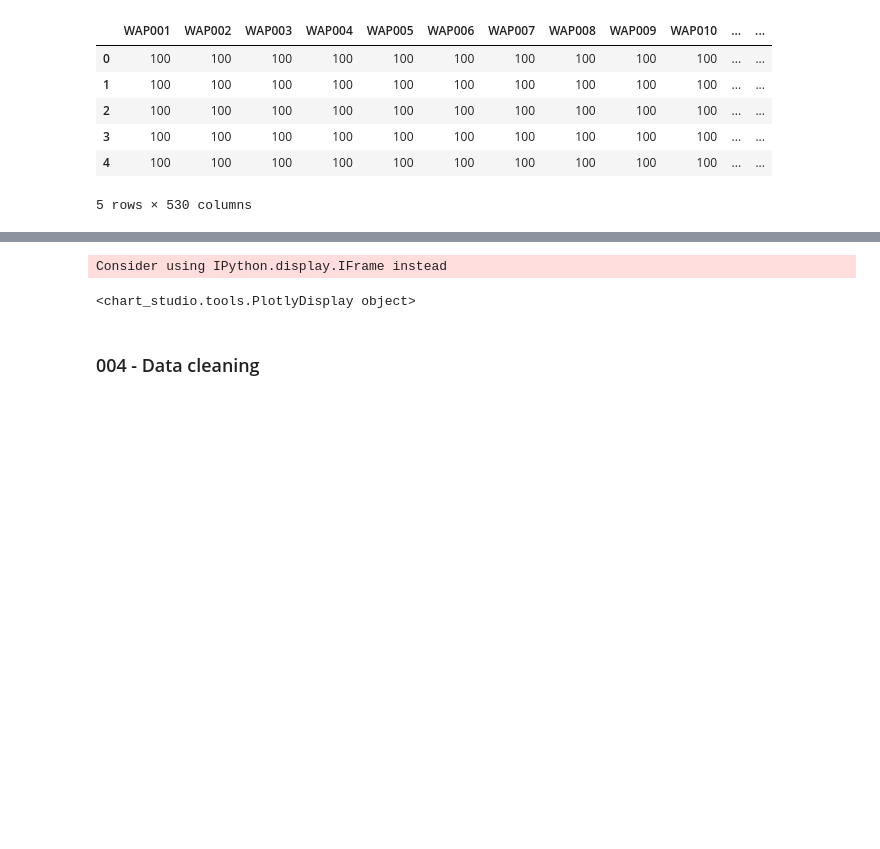
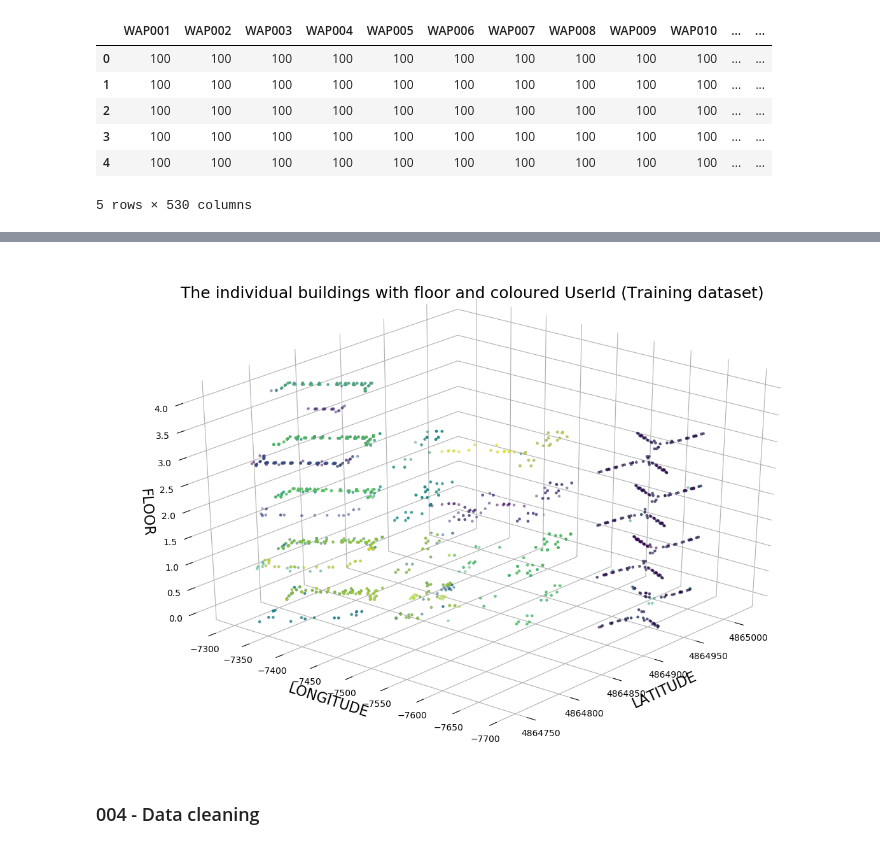
Before and after one commit to AndreasNehls/IoT_Analytics, a Jupyter notebook: python/IoT_preprocessing.ipynb, the cells around one changed output, grey strips where cells are left out. Drawn from its saved outputs; the diff is of its cells as text; code cells hidden in the pictures; blank space fills up the shorter version.

```diff
--- a/python/IoT_preprocessing.ipynb
+++ b/python/IoT_preprocessing.ipynb
@@ -286,35 +301,49 @@ Text(0, 0.5, 'count')
 [figure]
-# %%
-x = df_train['LONGITUDE']
-y = df_train['LATITUDE']
-z = df_train['FLOOR']
-c = df_train['USERID']
-trace1 = go.Scatter3d(
-    x=x,
-    y=y,
-    z=z,
-    mode='markers',
-    marker=dict(
-        size=2,
-        line=dict(
-            color=c,
-            width=1.5
-        ),
-        opacity=0.05
-    )
-
-)
-data = [trace1]
-layout = go.Layout(
-    title=go.layout.Title(
-        text='The individual buildings with floor and coloured UserId (Training dataset)',
-    )
-)
-fig = go.Figure(data=data, layout=layout)
-py.iplot(fig, filename='3d-scatter-plot')
-# %% [output]
-Consider using IPython.display.IFrame instead
-<chart_studio.tools.PlotlyDisplay object>
+# %%
+mpl.style.use('default')
+
+fig = plt.figure(figsize=(15,10))
+ax = fig.add_subplot(111, projection='3d')
+
+x = df_train['LATITUDE']
+y = df_train['LONGITUDE']
+z = df_train['FLOOR']
+c = df_train['USERID']
+
+ax.scatter(x, y, z, c=c, marker='o', s=5, alpha=0.05)
+
+ax.set_xlabel('X Label')
+ax.set_ylabel('Y Label')
+ax.set_zlabel('Z Label')
+
+# Set rotation angle to -140 and 20 degrees
+ax.view_init(azim=(-140))
+ax.elev = 30
+
+
+# Get rid of the panes
+ax.w_xaxis.set_pane_color((1.0, 1.0, 1.0, 0.0))
+ax.w_yaxis.set_pane_color((1.0, 1.0, 1.0, 0.0))
+ax.w_zaxis.set_pane_color((1.0, 1.0, 1.0, 0.0))
+
+# Get rid of the spines
+ax.w_xaxis.line.set_color((1.0, 1.0, 1.0, 0.0))
+ax.w_yaxis.line.set_color((1.0, 1.0, 1.0, 0.0))
+ax.w_zaxis.line.set_color((1.0, 1.0, 1.0, 0.0))
+
+
+
+# Add the labels
+ax.set_title("The individual buildings with floor and coloured UserId (Training dataset)", fontsize=18)
+ax.set_xlabel("LATITUDE", fontsize=16)
+ax.set_ylabel("LONGITUDE", fontsize=16)
+ax.set_zlabel("FLOOR", fontsize=16)
+
+plt.savefig('./image/07_BldgFlScatter.png', bbox_inches='tight')
+
+plt.show()
+# %% [output]
+[figure, added]
 # %% [markdown]
 ### 004 - Data cleaning <a id='data_cleaning'></a>
 # %%
```
Also changed, not shown: parts of 52 cells of this notebook, 33 other files.
